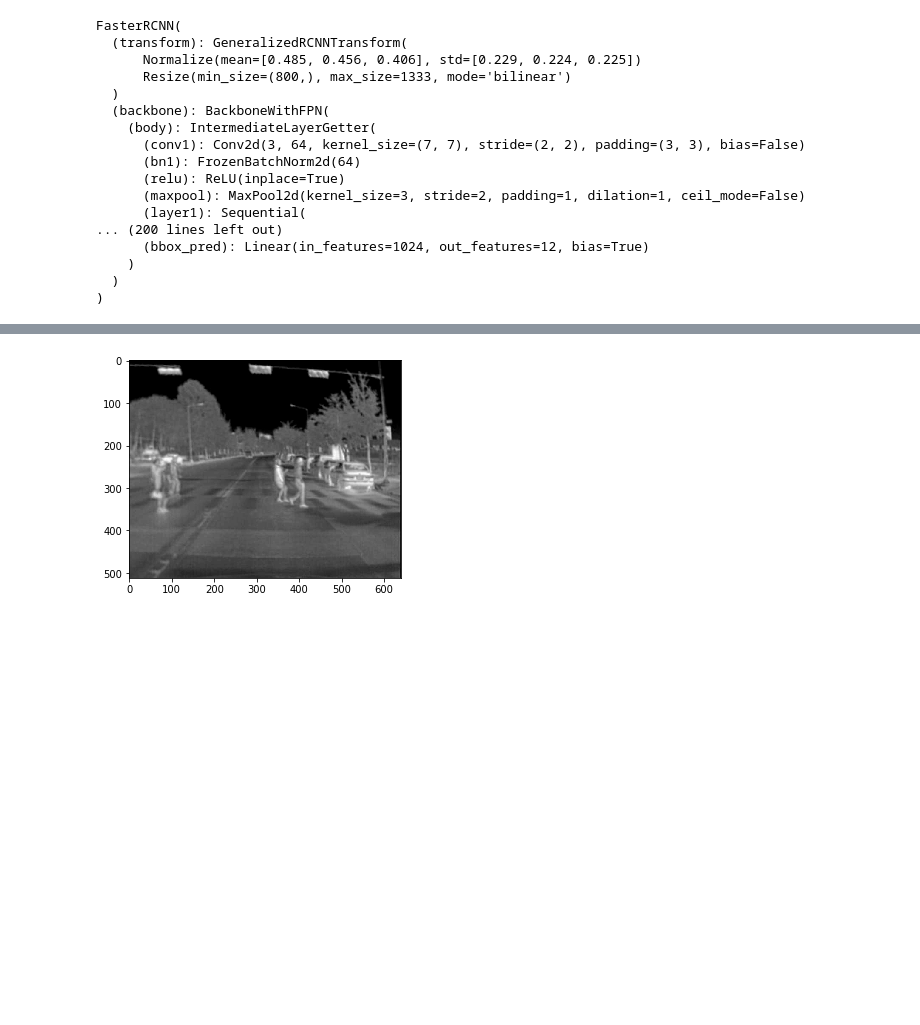
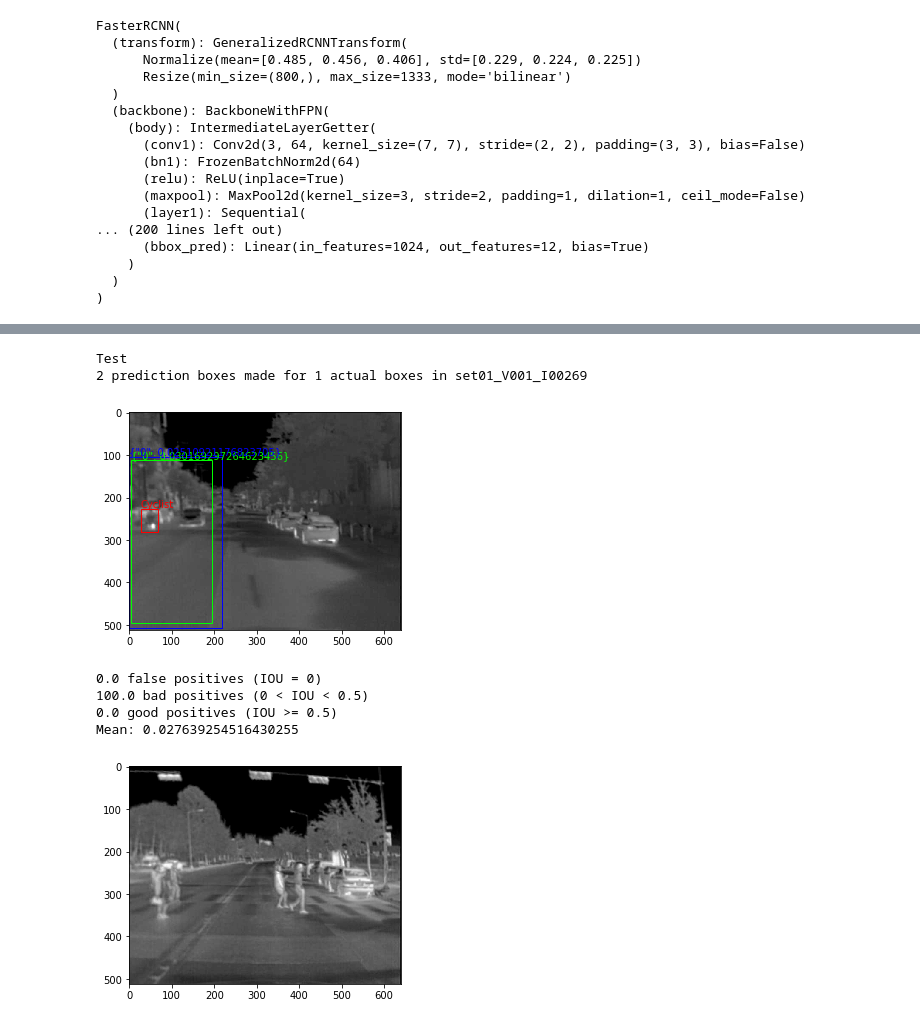
Before and after one commit to ncanna/thermal_pedestrian_detection, a Jupyter notebook: full_model_notebook_metrics.ipynb, the cells around one changed output, grey strips where cells are left out. Cells and saved outputs as stored; diff of their text form; code cells hidden in the pictures; blank space fills up the shorter version.

```diff
--- a/full_model_notebook_metrics.ipynb
+++ b/full_model_notebook_metrics.ipynb
@@ -684 +652,11 @@ ZeroDivisionError: division by zero
+# %%
+plot_iou(0, "first", True)
+# %% [output]
+Test
+2 prediction boxes made for 1 actual boxes in set01_V001_I00269
+[figure, added]
+0.0 false positives (IOU = 0)
+100.0 bad positives (0 < IOU < 0.5)
+0.0 good positives (IOU >= 0.5)
+Mean: 0.027639254516430255
 # %%
```
Also changed, not shown: parts of 25 cells of this notebook.
